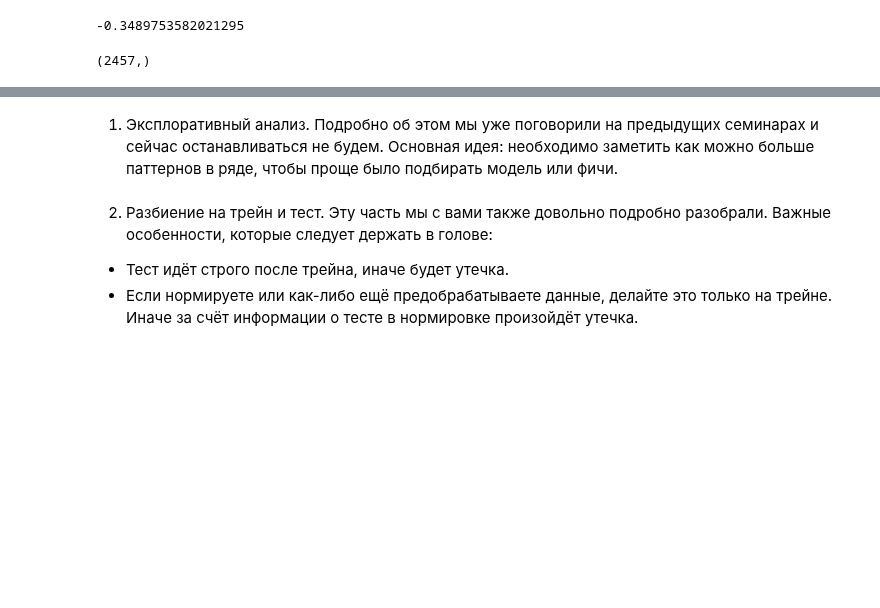
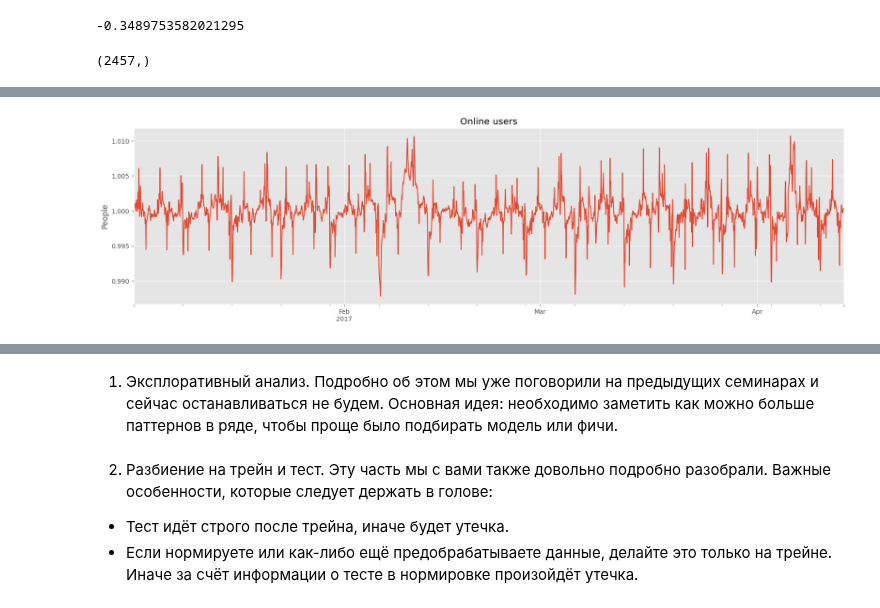
Before and after one commit to Pyatachokk/hse_ts_course, a Jupyter notebook: 2024-spring/seminars/sem_04_approach.ipynb, the cells around one changed output, grey strips where cells are left out. Saved outputs shown, nothing was run; the diff lists cells and outputs as text; code cells hidden in the pictures; blank space fills up the shorter version.

```diff
--- a/2024-spring/seminars/sem_04_approach.ipynb
+++ b/2024-spring/seminars/sem_04_approach.ipynb
@@ -169,0 +240,30 @@ plt.show()
+# %%
+class DiffTransformer:
+    def __init__(self, lags=1):
+        self.lags = lags
+
+    def fit_transform(self, x:pd.Series):
+
+        return (x - x.shift(self.lags)).dropna() + 1
+
+    def inverse_transform(self, x:pd.Series, init_sequence: list):
+
+        assert len(init_sequence) == self.lags
+
+        x = x - 1
+
+        for value in x.values:
+            init_sequence.append(value + init_sequence[-self.lags])
+
+        return init_sequence[self.lags:]
+# %%
+diff_transformer = DiffTransformer(lags=24)
+# %%
+y_train_hat_diff = diff_transformer.fit_transform(y_train_hat)
+
+y_train_hat_diff.plot()
+
+plt.title('Online users')
+plt.ylabel('People');
+# %% [output]
+[figure, added]
```
Also changed, not shown: parts of 26 cells of this notebook.
